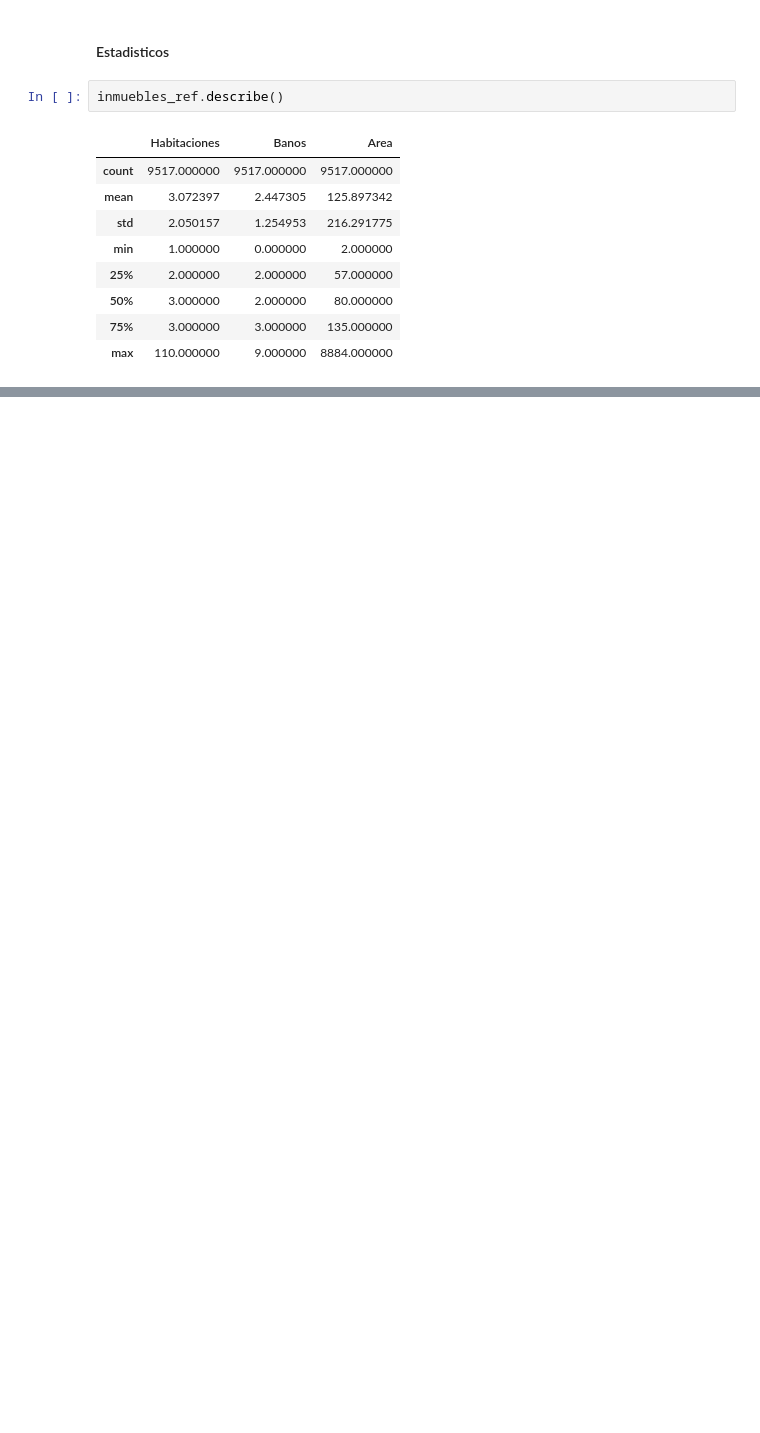
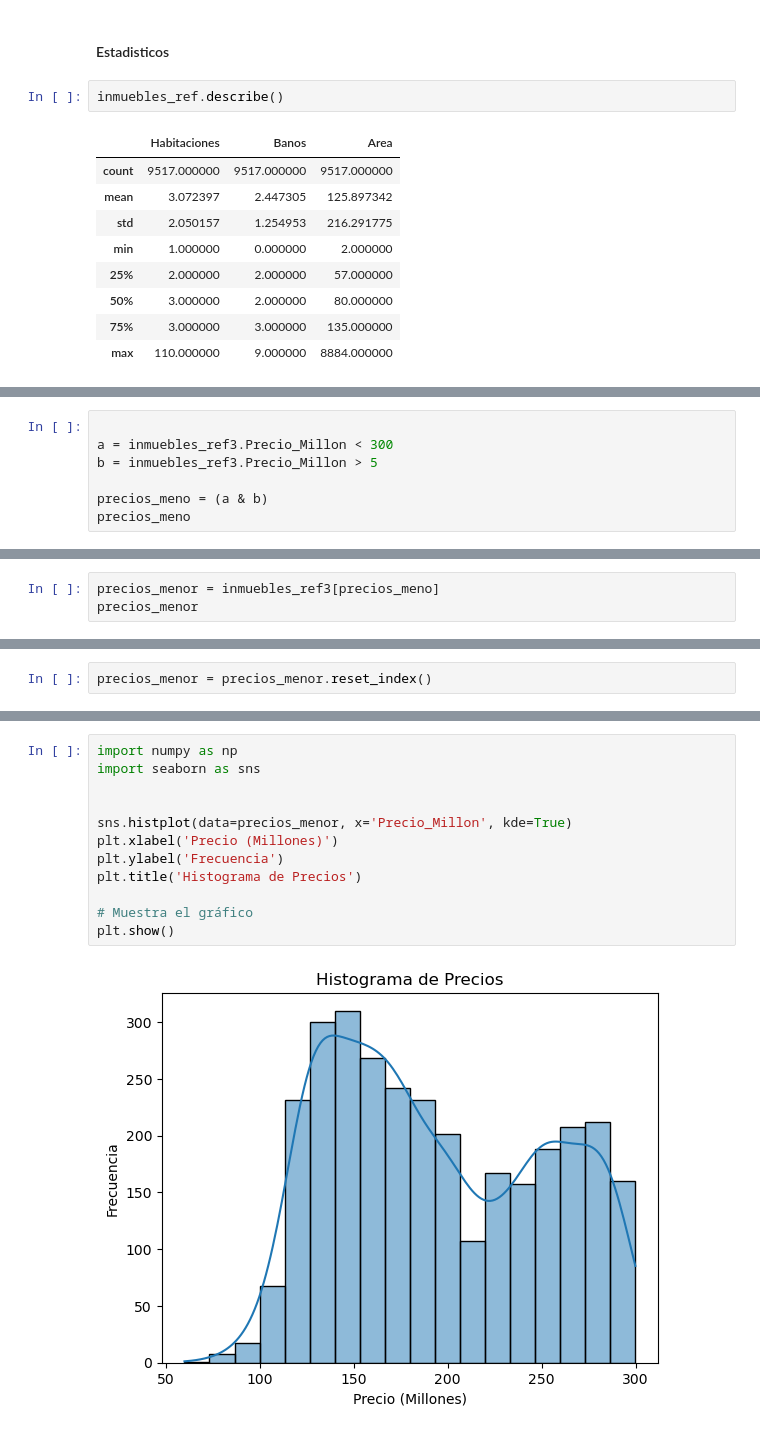
Before and after one commit to LMmansilla/Inmersion_Datos_Alura, a Jupyter notebook: Inmersion_Datos_Alura.ipynb, the cells around one changed output, grey strips where cells are left out. Saved outputs shown, nothing was run; the diff lists cells and outputs as text; blank space fills up the shorter version.

```diff
--- a/Inmersion_Datos_Alura.ipynb
+++ b/Inmersion_Datos_Alura.ipynb
@@ -328,0 +556,7 @@ inmuebles_ref.describe()
+# %%
+
+a = inmuebles_ref3.Precio_Millon < 300
+b = inmuebles_ref3.Precio_Millon > 5
+
+precios_meno = (a & b)
+precios_meno
@@ -328,0 +576,3 @@ inmuebles_ref.describe()
+# %%
+precios_menor = inmuebles_ref3[precios_meno]
+precios_menor
@@ -328,0 +593,2 @@ inmuebles_ref.describe()
+# %%
+precios_menor = precios_menor.reset_index()
@@ -328,0 +610,14 @@ inmuebles_ref.describe()
+# %%
+import numpy as np
+import seaborn as sns
+
+
+sns.histplot(data=precios_menor, x='Precio_Millon', kde=True)
+plt.xlabel('Precio (Millones)')
+plt.ylabel('Frecuencia')
+plt.title('Histograma de Precios')
+
+# Muestra el gráfico
+plt.show()
+# %% [output]
+[figure, added]
```
Also changed, not shown: parts of 30 cells of this notebook.
